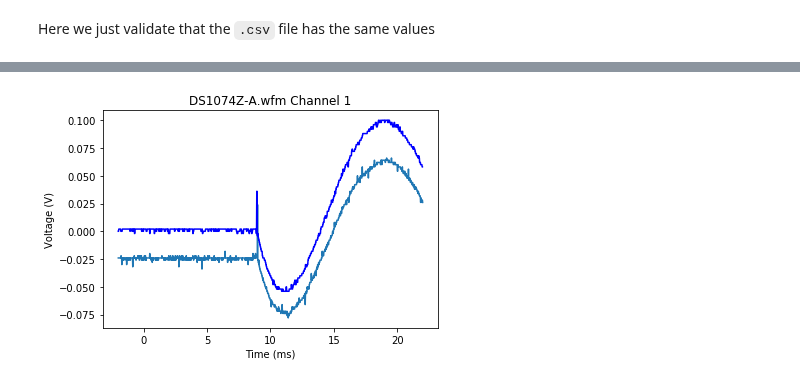
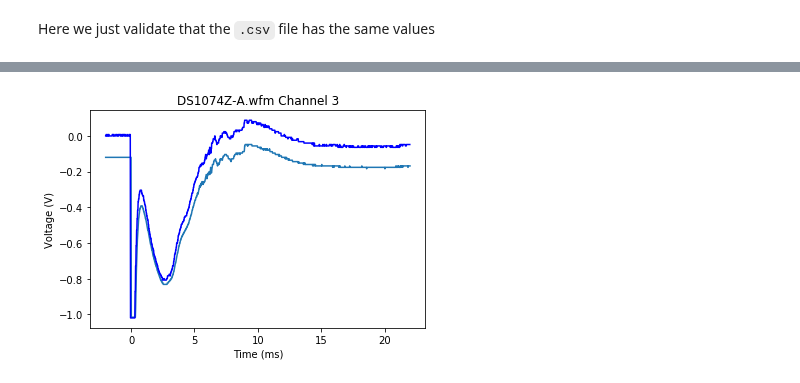
Before and after one commit to scottprahl/RigolWFM, a Jupyter notebook: doc/1-DS1000Z-Waveforms.ipynb, the cells around one changed output, grey strips where cells are left out. Cells and saved outputs as stored; diff of their text form; code cells hidden in the pictures.

```diff
--- a/doc/1-DS1000Z-Waveforms.ipynb
+++ b/doc/1-DS1000Z-Waveforms.ipynb
@@ -147,19 +158,18 @@ Here we just validate that the `.csv` file has the same values
 # %%
 csv_filename = "https://github.com/scottprahl/RigolWFM/raw/master/wfm/DS1074Z-A.csv"
 
-csv_data = np.genfromtxt(csv_filename, delimiter=',', skip_header=2)
-csv_length = len(csv_data.T[0])
+csv_data = np.genfromtxt(csv_filename, delimiter=',', skip_header=2).T
 
 # these are from the second line of the .csv file
 t_start = -2.000000e-03  # seconds
 t_incr = 2.000000e-05    # seconds/point
 
 # construct times for each point
-csv_times = csv_data.T[0] * t_incr + t_start
+csv_times = csv_data[0] * t_incr + t_start
 
-plt.plot(csv_times*1000, csv_data.T[1],color='blue')
-plt.plot(csv_times*1000, csv_data.T[2],color='red')
-plt.plot(csv_times*1000, csv_data.T[3],color='green')
+plt.plot(csv_times*1000, csv_data[1],color='cyan')
+plt.plot(csv_times*1000, csv_data[2],color='red')
+plt.plot(csv_times*1000, csv_data[3],color='blue')
 
 plt.xlabel("Time (ms)")
 plt.ylabel("Volts (V)")
@@ -195,11 +230,11 @@ Channel 1
 # %%
-plt.plot(channels[0].times[::2500]*1000, channels[0].volts[::2500])
-plt.plot(csv_times*1000, csv_data.T[1],color='blue')
+plt.plot(channels[2].times[::2500]*1000, channels[2].volts[::2500])
+plt.plot(csv_times*1000, csv_data[3],color='blue')
 
 plt.xlabel("Time (ms)")
 plt.ylabel("Voltage (V)")
 
-plt.title("DS1074Z-A.wfm Channel 1")
+plt.title("DS1074Z-A.wfm Channel 3")
 plt.show()
 # %% [output]
-[figure, old version]
+[figure, new version]
```
Also changed, not shown: parts of 11 cells of this notebook.
